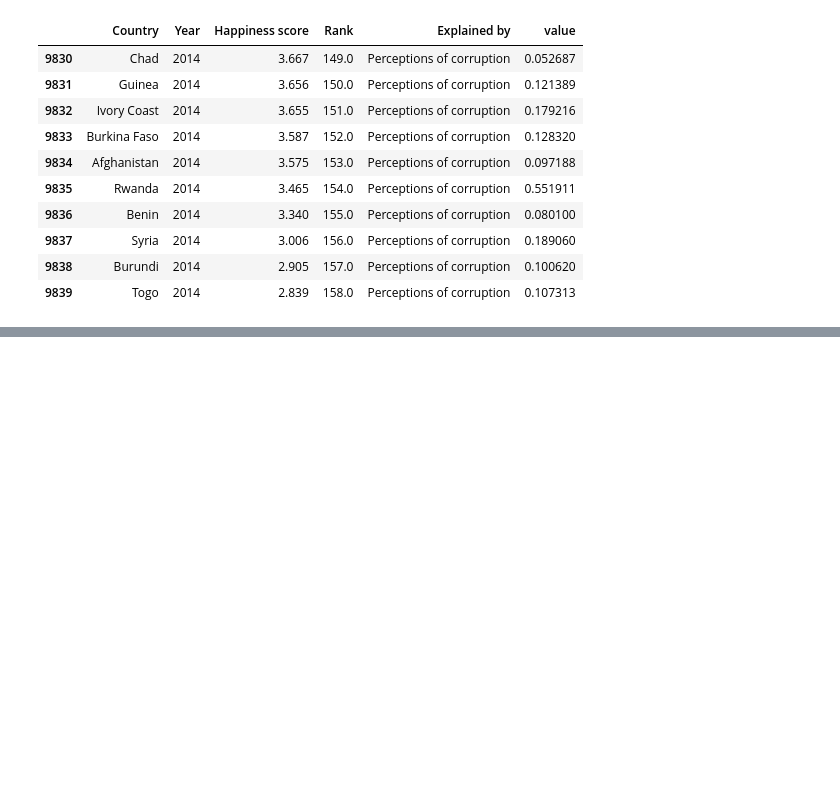
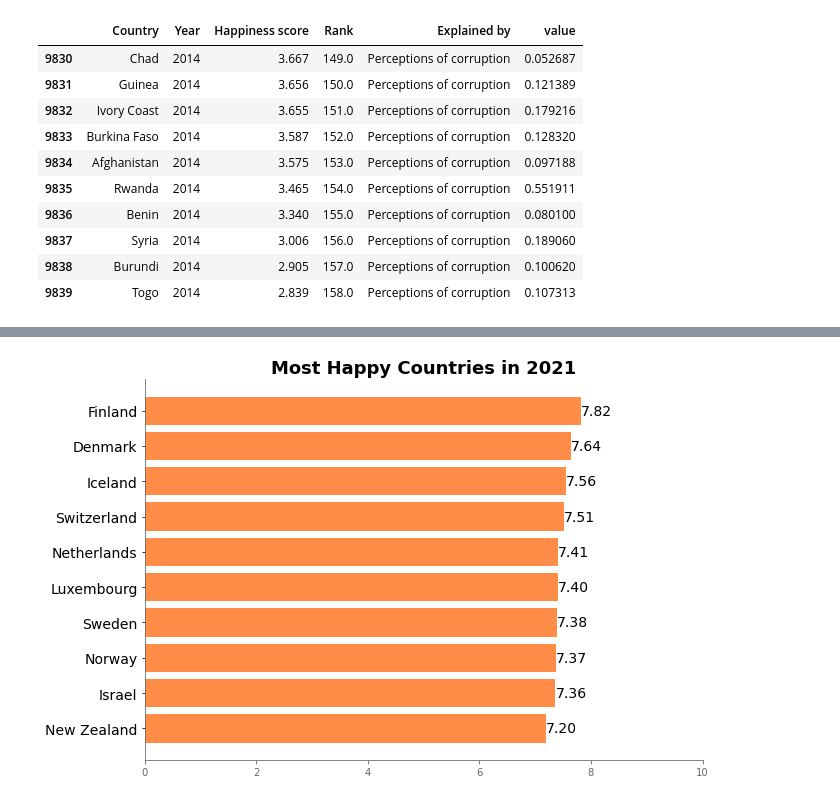
Before and after one commit to angkohtenko/World_Happiness_Report, a Jupyter notebook: Clean_data.ipynb, the cells around one changed output, grey strips where cells are left out. Saved outputs shown, nothing was run; the diff lists cells and outputs as text; code cells hidden in the pictures; blank space fills up the shorter version.

Commit message:
Charts added: top/bottom countries, trend by region

```diff
--- a/Clean_data.ipynb
+++ b/Clean_data.ipynb
@@ -938,0 +964,4 @@ unpivot_whr.to_csv('Unpivot_world_happiness_report_2015-2021.csv', index=False)
+# %%
+# find top 10 countries in 2021
+top_10 = whr_region.loc[(whr_region['Year']==2021) & (whr_region['Rank']<=10)][['Country','Rank','Happiness score']].sort_values(by=['Happiness score'])
+top_10
@@ -938,0 +980,22 @@ unpivot_whr.to_csv('Unpivot_world_happiness_report_2015-2021.csv', index=False)
+# %%
+fig, ax = plt.subplots(figsize=(10,7))
+bars = ax.barh(top_10.Country, top_10['Happiness score'], color='#ff8d47')
+#labels
+for bar in bars:
+    width = bar.get_width()
+    label_y_pos = bar.get_y() + bar.get_height()/2
+    ax.text(width, label_y_pos, s=f'{width:.2f}', ha='left', va='center', fontsize=14)
+
+ax.tick_params(axis='x', colors='#666666')
+ax.tick_params(axis='y', labelsize=14)
+
+ax.spines['top'].set_visible(False)
+ax.spines['right'].set_visible(False)
+ax.spines['left'].set_color('#666666')
+ax.spines['bottom'].set_color('#666666')
+
+ax.set_xlim(left=0, right=10)
+ax.set_title('Most Happy Countries in 2021', fontdict={'fontsize': 18, 'fontweight': 'bold'})
+plt.show()
+# %% [output]
+[figure, added]
```
Also changed, not shown: parts of 13 cells of this notebook.
